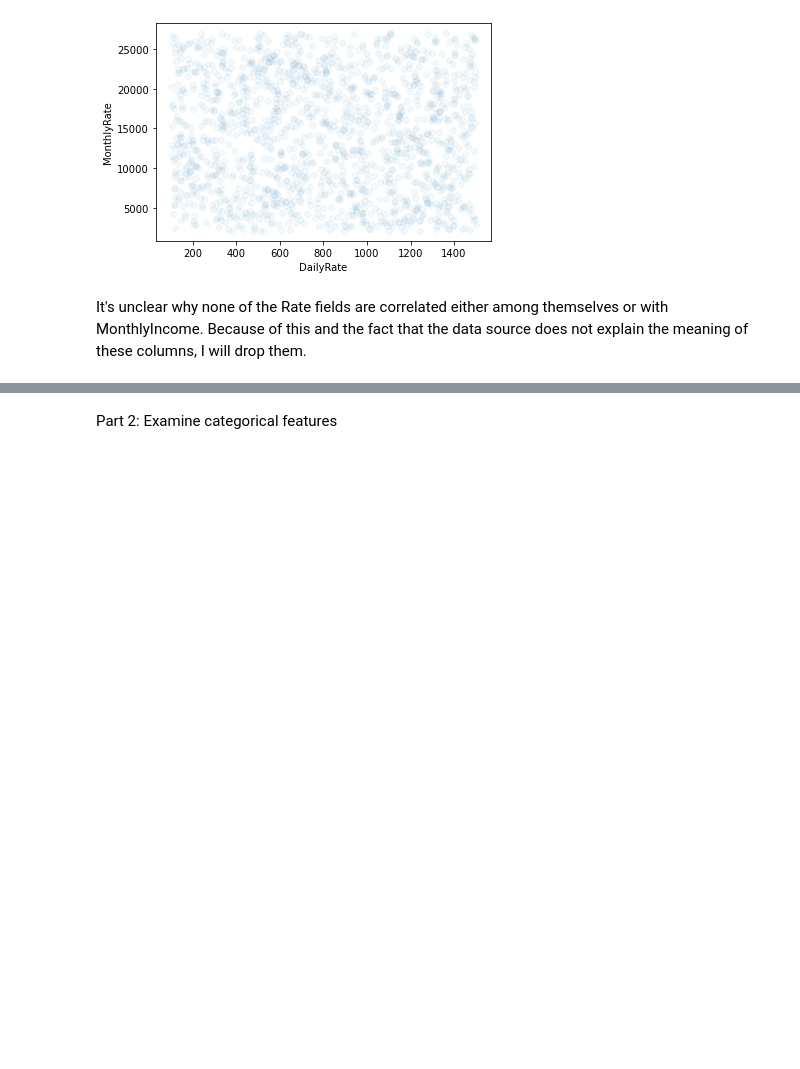
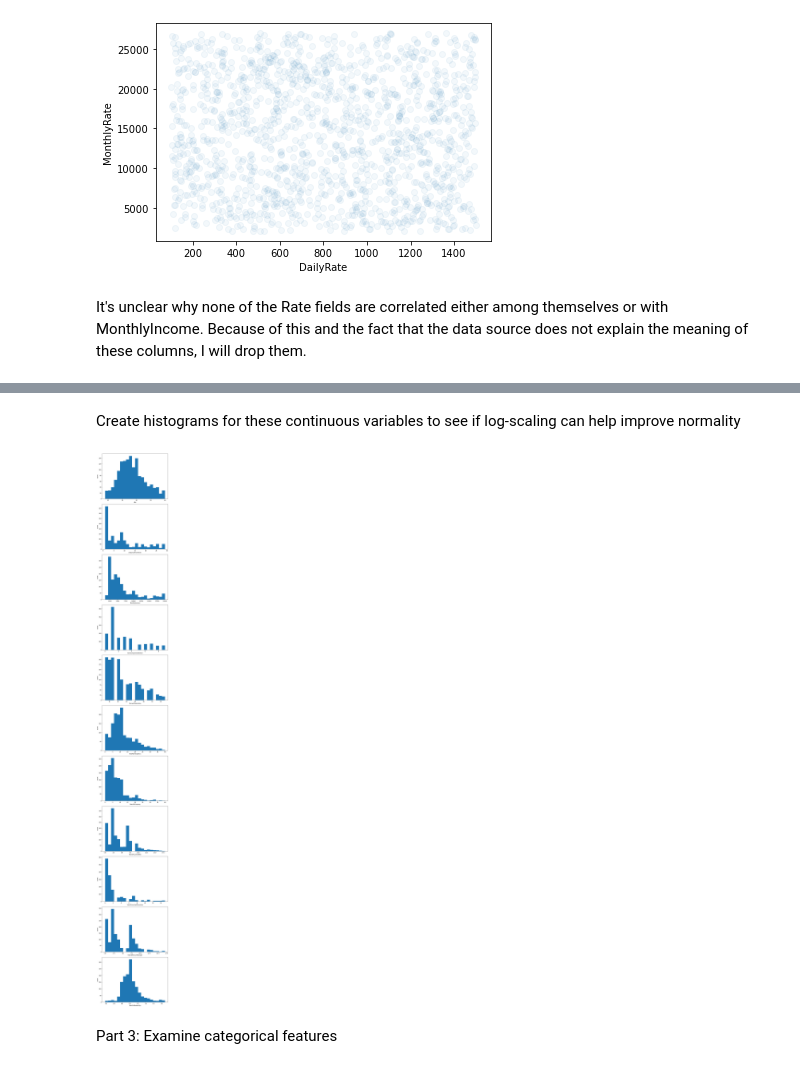
Before and after one commit to eagraves14/eagraves14, a Jupyter notebook: Capstone2/notebooks/Capstone_EDA.ipynb, the cells around one changed output, grey strips where cells are left out. Drawn from its saved outputs; the diff is of its cells as text; code cells hidden in the pictures; blank space fills up the shorter version.

```diff
--- a/Capstone2/notebooks/Capstone_EDA.ipynb
+++ b/Capstone2/notebooks/Capstone_EDA.ipynb
@@ -213,5 +259,17 @@ fig.tight_layout()
+# %% [markdown]
+Create histograms for these continuous variables to see if log-scaling can help improve normality
+# %%
+#Create subplots
+fig, axes = plt.subplots(len(nums),1,figsize=(8,60))
+for i in range(len(nums)):
+    axes[i].hist(emp_data[nums[i]],bins=20)
+    axes[i].set_xlabel(nums[i])
+    axes[i].set_ylabel('count')
+fig.tight_layout()
+# %% [output]
+[figure, added]
 # %% [markdown]
-Part 2: Examine categorical features
+Part 3: Examine categorical features
 # %%
 #Compile all categorical fields
 cats = emp_data.select_dtypes(include=['category','object']).columns
```
Also changed, not shown: parts of 16 cells of this notebook.
